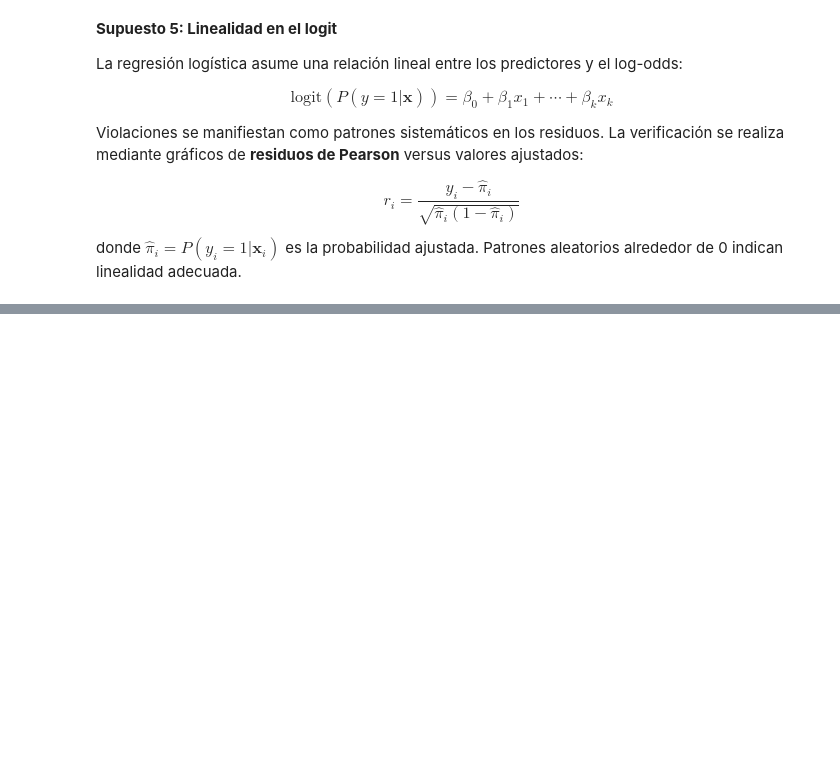
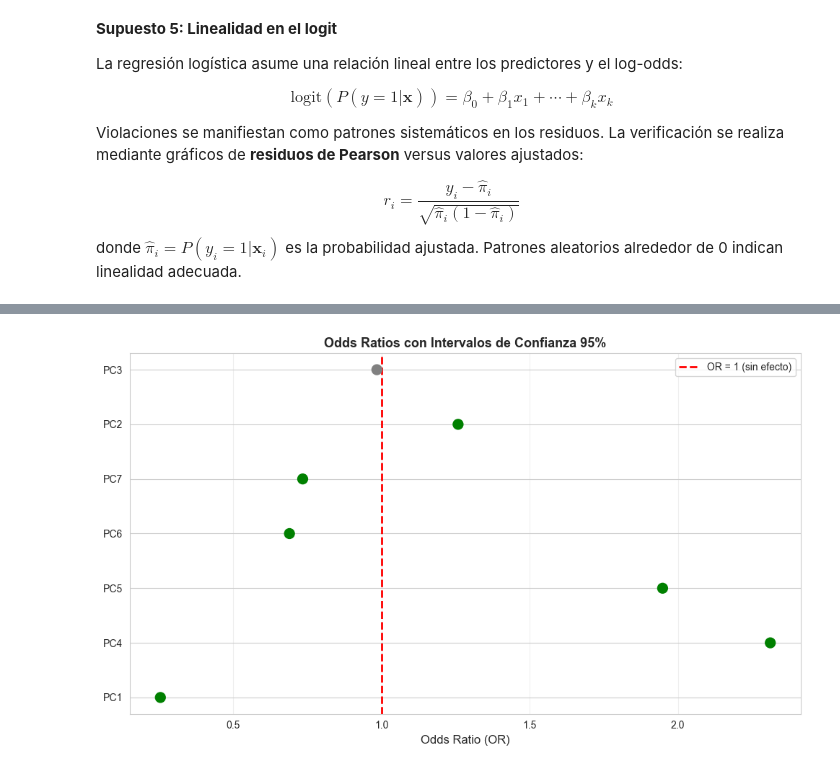
Before and after one commit to ChertaPro/Deteccion-de-Intrusiones-y-Analisis-de-Anomalias-en-Trafico-de-Red-mediante-Tecnicas-Estadasticas, a Jupyter notebook: Detección-de-Intrusiones-y-Análisis-de-Anomalías-en-Tráfico-de-Red-mediante-Técnicas-Estadísticas.ipynb, the cells around one changed output, grey strips where cells are left out. Cells and saved outputs as stored; diff of their text form; code cells hidden in the pictures; blank space fills up the shorter version.

```diff
--- a/Detección-de-Intrusiones-y-Análisis-de-Anomalías-en-Tráfico-de-Red-mediante-Técnicas-Estadísticas.ipynb
+++ b/Detección-de-Intrusiones-y-Análisis-de-Anomalías-en-Tráfico-de-Red-mediante-Técnicas-Estadísticas.ipynb
@@ -1840,0 +1771,10 @@ Los componentes principales son **estadísticamente significativos** para explic
+# %%
+# Añadir constante para statsmodels
+X_with_const = sm.add_constant(X_pca_df)
+
+# Ajustar modelo de regresión logística
+logit_model = sm.Logit(y_binary, X_with_const).fit(disp=0, maxiter=1000)
+
+# Mostrar resumen
+print("MODELO DE REGRESIÓN LOGÍSTICA: NORMAL VS ATAQUE")
+print(logit_model.summary2())
@@ -1840,0 +1898,31 @@ Los componentes principales son **estadísticamente significativos** para explic
+# %%
+# Visualizar Odds Ratios con intervalos de confianza
+fig, ax = plt.subplots(figsize=(10, 6))
+
+y_pos = range(len(coef_table))
+colors = ['green' if p < 0.05 else 'gray' for p in coef_table['p_valor']]
+
+# Plot OR
+ax.scatter(coef_table['OR'], y_pos, color=colors, s=100, zorder=3)
+
+
+
+# Línea de referencia OR = 1
+ax.axvline(1, color='red', linestyle='--', linewidth=2, label='OR = 1 (sin efecto)')
+
+ax.set_yticks(y_pos)
+ax.set_yticklabels(coef_table['Componente'])
+ax.set_xlabel('Odds Ratio (OR)', fontsize=12)
+ax.set_title('Odds Ratios con Intervalos de Confianza 95%', fontsize=13, fontweight='bold')
+ax.legend(fontsize=10)
+ax.grid(alpha=0.3, axis='x')
+
+# Escala logarítmica si hay ORs muy dispares
+if coef_table['OR'].max() / coef_table['OR'].min() > 10:
+    ax.set_xscale('log')
+    ax.set_xlabel('Odds Ratio (OR) - Escala logarítmica', fontsize=12)
+
+plt.tight_layout()
+plt.show()
+# %% [output]
+[figure, added]
```
Also changed, not shown: parts of 34 cells of this notebook, 1 other file.
